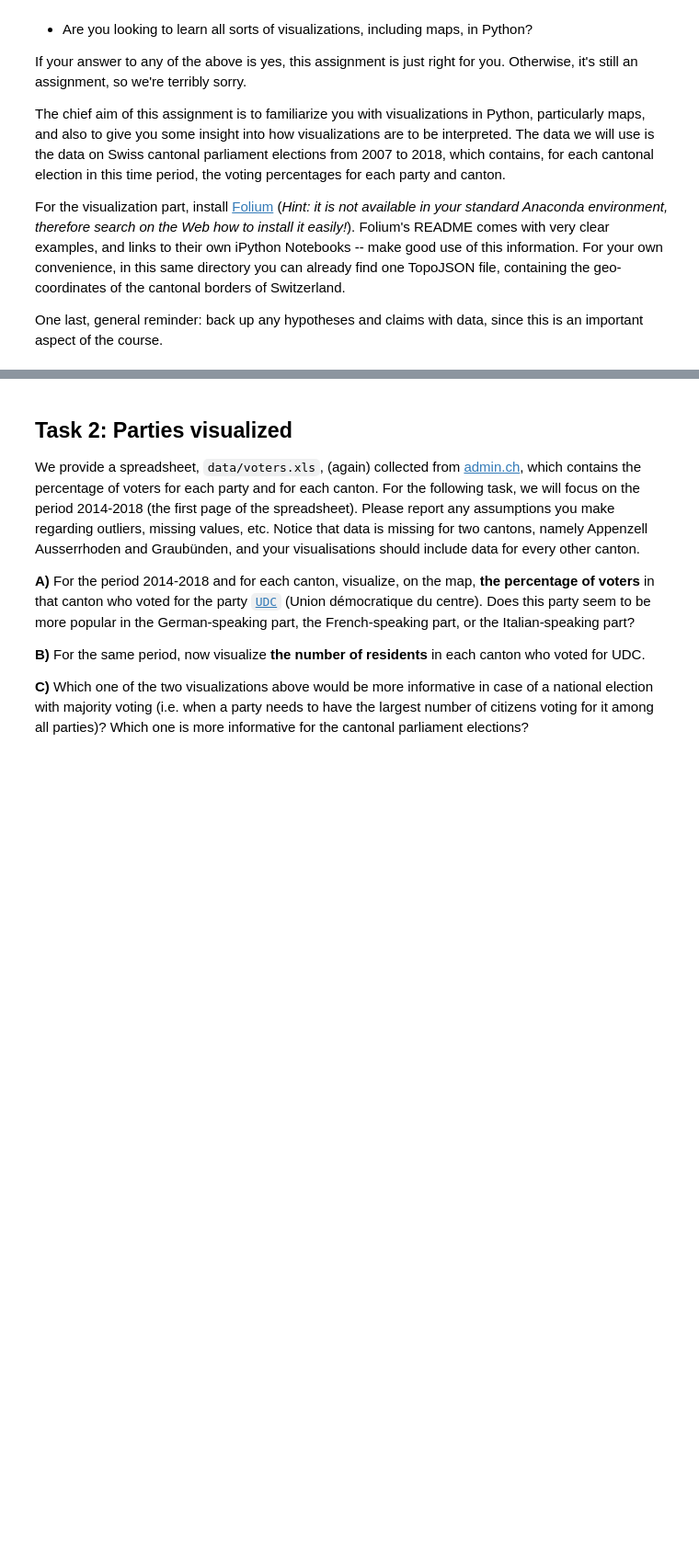
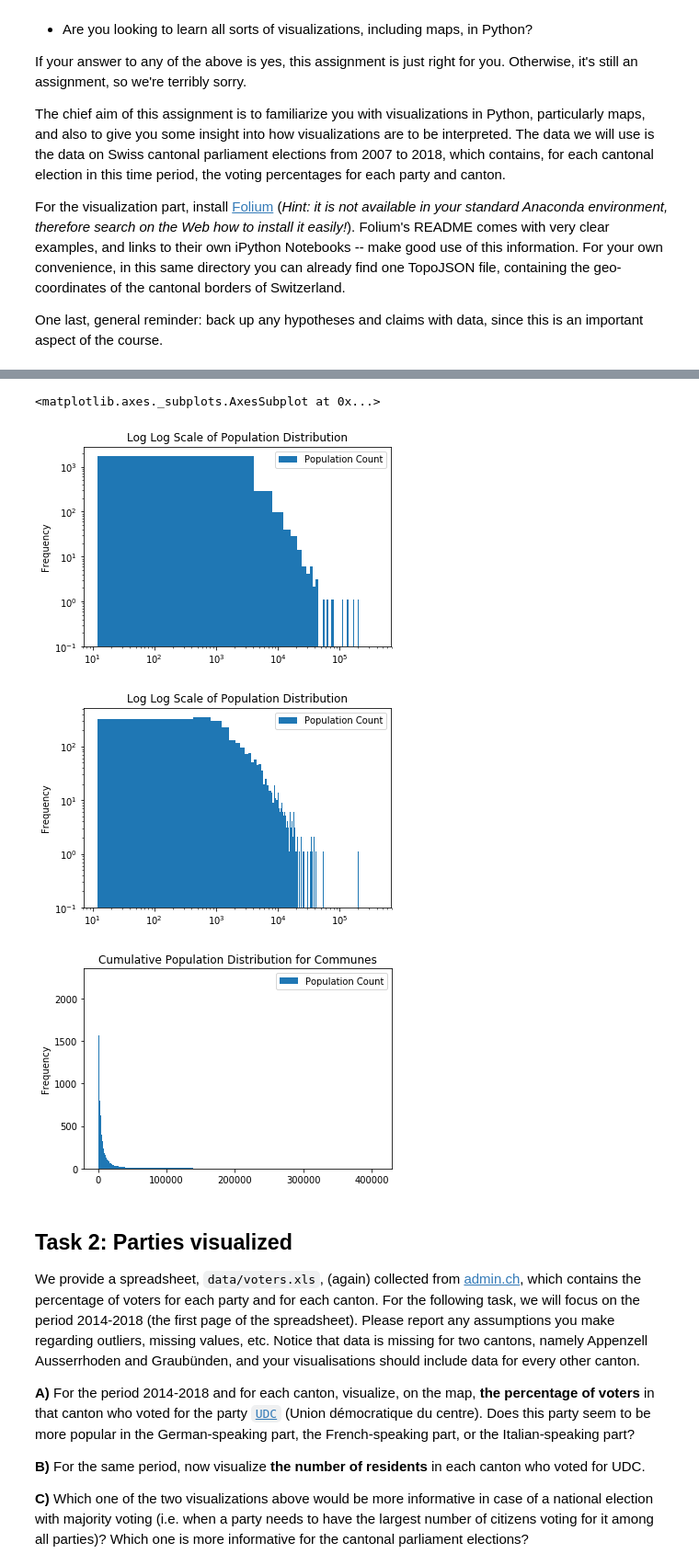
Before and after one commit to Sytta/ADA2018-Homework-CANada, a Jupyter notebook: 02 - Visualisation/HW2_Rebecca.ipynb, the cells around one changed output, grey strips where cells are left out. Shown: that part at 92% size. Drawn from its saved outputs; the diff is of its cells as text; code cells hidden in the pictures; blank space fills up the shorter version.

```diff
--- a/02 - Visualisation/HW2_Rebecca.ipynb
+++ b/02 - Visualisation/HW2_Rebecca.ipynb
@@ -117,3 +122,15 @@ ax_log.set_yscale('log')
+# %%
+ax_log_bin100 = communes_with_count.plot.hist(bins = 100, bottom = 0.1, loglog = True,
+                                          title = "Log Log Scale of Population Distribution")
+ax_log_bin1000 = communes_with_count.plot.hist(bins = 1000, bottom = 0.1, loglog = True,
+                                          title = "Log Log Scale of Population Distribution")
+
+ax_cumulative = communes_with_count.plot.hist(bins = 500, bottom = 0.1, cumulative = -1, title = "Cumulative Population Distribution for Communes")
+# %% [output]
+<matplotlib.axes._subplots.AxesSubplot at 0x...>
+[figure, added]
+[figure, added]
+[figure, added]
 # %% [markdown]
 ## Task 2: Parties visualized
 
```
Also changed, not shown: parts of 4 cells of this notebook.
